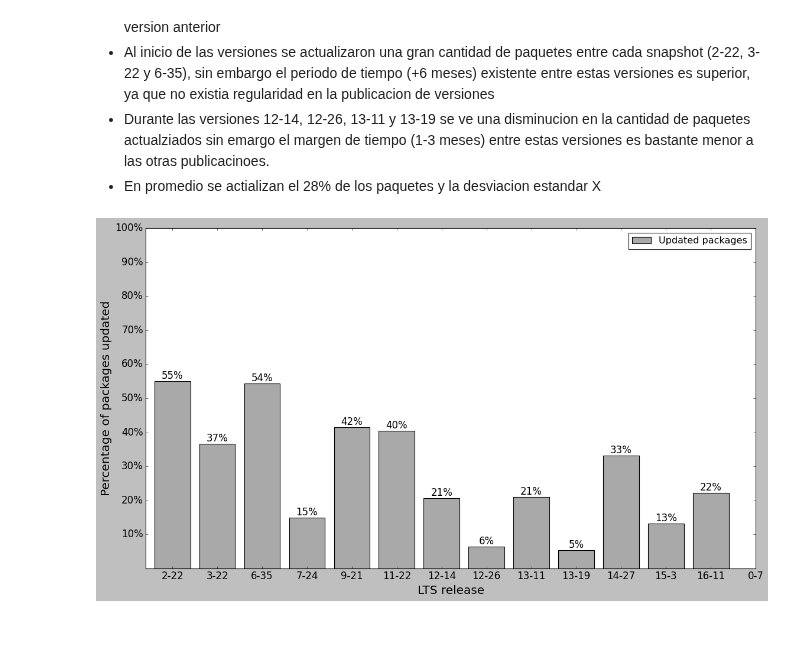
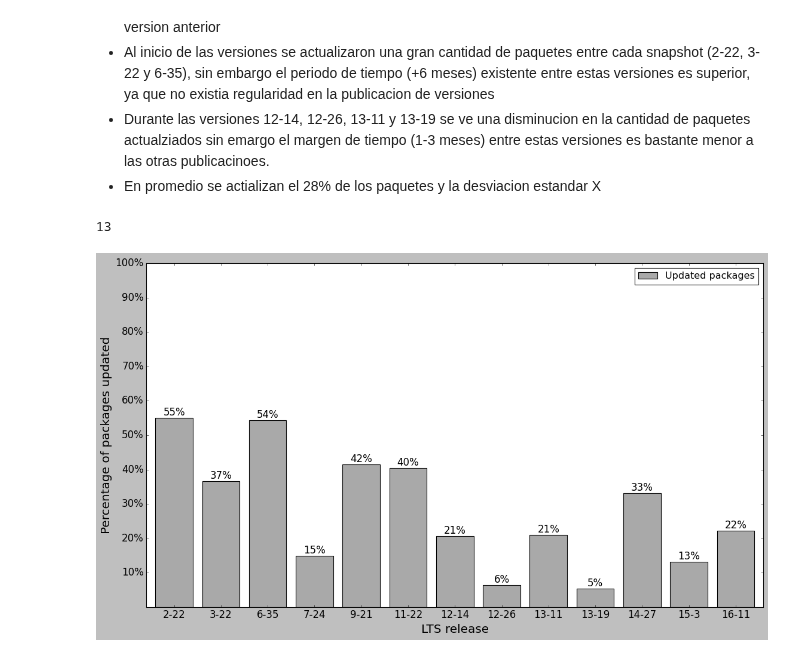
Before and after one commit to pragmaticslaboratory/stackage-evolution, a Jupyter notebook: notebooks/Answers/RQ3.ipynb, the cells around one changed output. Saved outputs shown, nothing was run; the diff lists cells and outputs as text; code cells hidden in the pictures; blank space fills up the shorter version.

Commit message:
fix-label-graphs

```diff
--- a/notebooks/Answers/RQ3.ipynb
+++ b/notebooks/Answers/RQ3.ipynb
@@ -47,25 +47,29 @@ versions_df = get_versions_df(df_list)
 update_count_df = get_update_count_df(df_list, versions_df)
 # %%
 count_updated_packages_by_lts = get_count_updated_packages_by_lts(df_list, update_count_df)
+# %%
+len(lts_list[1:])
+# %% [output]
+13
 # %%
 index = list(count_updated_packages_by_lts.keys())
 updated_packages = list(count_updated_packages_by_lts.values())
 
 fig, ax = plt.subplots(figsize=(12,8))
 ax.margins(0.015)
 plt.subplots_adjust(bottom=0.1, right=1.2, top=1)
 
 bar1 = ax.bar(index, updated_packages, width=0.8, color='darkgrey', align='center', label='Updated packages')
 ax.bar_label(bar1, labels=list(map(lambda per: f"{round(per)}%", updated_packages)),fontsize=15)
 
 ax.legend(loc='best')
 ax.set_xlabel('LTS release',fontsize=18)
 ax.set_ylabel('Percentage of packages updated',fontsize=18)
-ax.set_xticks(lts_list)
-ax.set_xticklabels(lts_list,fontsize=15)
+ax.set_xticks(index)
+ax.set_xticklabels(index,fontsize=15)
 ax.set_yticks([10, 20, 30, 40, 50, 60, 70, 80, 90, 100])
 ax.set_yticklabels(['10%', '20%', '30%', '40%', '50%', '60%', '70%', '80%', '90%', '100%'],fontsize=15)
 plt.savefig("../../graphs/rq3.pdf", format='pdf', bbox_inches='tight')
 plt.show()
 # %% [output]
-[figure, old version]
+[figure, new version]
```
Also changed, not shown: 6 other files.
